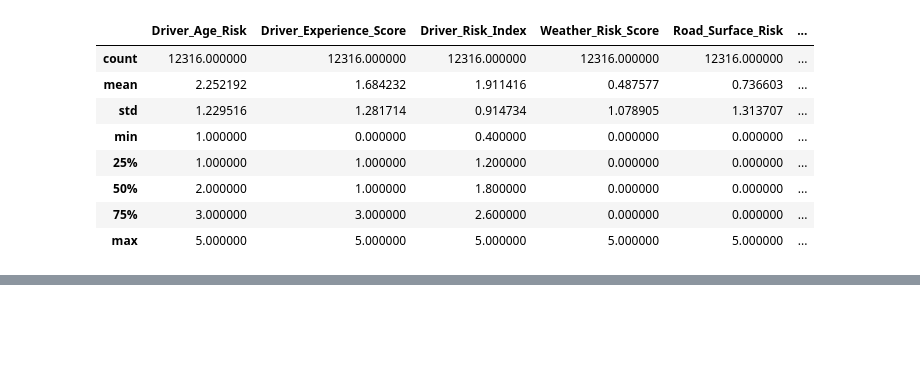
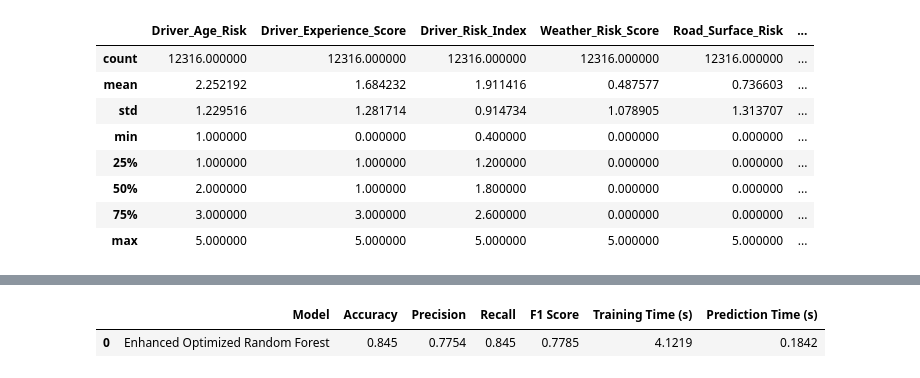
Before and after one commit to Pranjali-3/road-accident-severity-analysis, a Jupyter notebook: road_accident.ipynb, the cells around one changed output, grey strips where cells are left out. Drawn from its saved outputs; the diff is of its cells as text; code cells hidden in the pictures; blank space fills up the shorter version.

```diff
--- a/road_accident.ipynb
+++ b/road_accident.ipynb
@@ -2425,0 +2668,76 @@ importance.head(20)
+# %%
+import time
+
+from sklearn.ensemble import RandomForestClassifier
+from sklearn.metrics import accuracy_score, precision_score, recall_score, f1_score
+
+# ==========================================
+# Enhanced Optimized Random Forest
+# ==========================================
+
+rf_final = RandomForestClassifier(
+
+    bootstrap=False,
+    max_depth=50,
+    max_features="sqrt",
+    min_samples_leaf=2,
+    min_samples_split=6,
+    n_estimators=379,
+
+    random_state=42,
+    n_jobs=-1
+
+)
+
+# Training
+start = time.time()
+
+rf_final.fit(X_train_resampled, y_train_resampled)
+
+rf_train_time = time.time() - start
+
+# Prediction
+start = time.time()
+
+rf_pred = rf_final.predict(X_test)
+
+rf_pred_time = time.time() - start
+
+# Metrics
+rf_acc = accuracy_score(y_test, rf_pred)
+
+rf_prec = precision_score(
+    y_test,
+    rf_pred,
+    average="weighted"
+)
+
+rf_rec = recall_score(
+    y_test,
+    rf_pred,
+    average="weighted"
+)
+
+rf_f1 = f1_score(
+    y_test,
+    rf_pred,
+    average="weighted"
+)
+
+# Results
+rf_results = pd.DataFrame({
+
+    "Model":["Enhanced Optimized Random Forest"],
+    "Accuracy":[round(rf_acc,4)],
+    "Precision":[round(rf_prec,4)],
+    "Recall":[round(rf_rec,4)],
+    "F1 Score":[round(rf_f1,4)],
+    "Training Time (s)":[round(rf_train_time,4)],
+    "Prediction Time (s)":[round(rf_pred_time,4)]
+
+})
+
+rf_results
+# %% [output]
+|  | Model | Accuracy | Precision | Recall | F1 Score | Training Time (s) | Prediction Time (s) |
+| 0 | Enhanced Optimized Random Forest | 0.845 | 0.7754 | 0.845 | 0.7785 | 4.1219 | 0.1842 |
```
Also changed, not shown: parts of 45 cells of this notebook, 4 other files.
